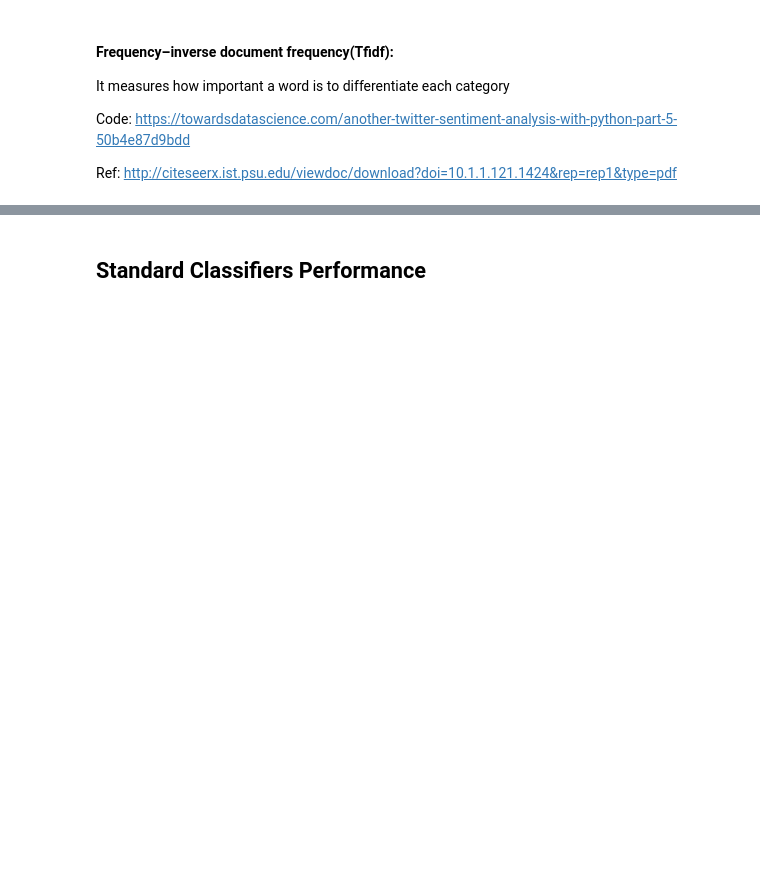
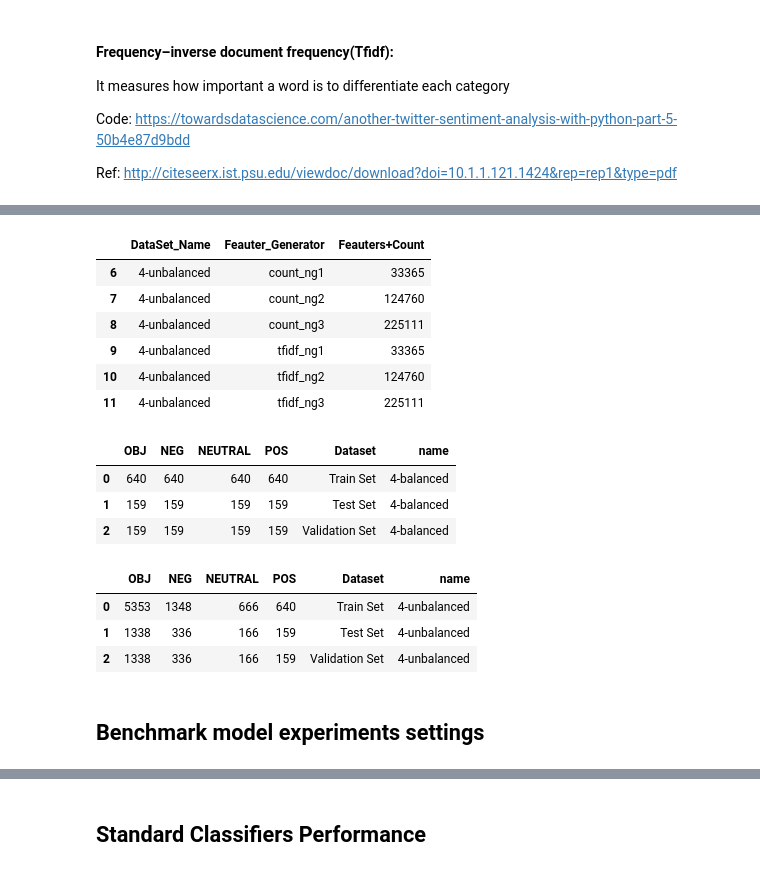
Before and after one commit to Rababalkhalifa/project_capastone, a Jupyter notebook: sentimental_analysis_BenchMarkModel_ASTD.ipynb, the cells around one changed output, grey strips where cells are left out. Drawn from its saved outputs; the diff is of its cells as text; code cells hidden in the pictures; blank space fills up the shorter version.

```diff
--- a/sentimental_analysis_BenchMarkModel_ASTD.ipynb
+++ b/sentimental_analysis_BenchMarkModel_ASTD.ipynb
@@ -266,3 +297,30 @@ mnb-tfidf_ng3
+# %%
+# df_feauterCount[df_feauterCount['Feauter_Generator'].isin(['tfidf_ng1', 'tfidf_ng2','tfidf_ng3'])]
+df_feauterCount[df_feauterCount['DataSet_Name'] == '4-unbalanced']
+# %% [output]
+|  | DataSet_Name | Feauter_Generator | Feauters+Count |
+| 6 | 4-unbalanced | count_ng1 | 33365 |
+| 7 | 4-unbalanced | count_ng2 | 124760 |
+| 8 | 4-unbalanced | count_ng3 | 225111 |
+| 9 | 4-unbalanced | tfidf_ng1 | 33365 |
+| 10 | 4-unbalanced | tfidf_ng2 | 124760 |
+| 11 | 4-unbalanced | tfidf_ng3 | 225111 |
+# %%
+TweetCount_collection['4-balanced']
+# %% [output]
+|  | OBJ | NEG | NEUTRAL | POS | Dataset | name |
+| 0 | 640 | 640 | 640 | 640 | Train Set | 4-balanced |
+| 1 | 159 | 159 | 159 | 159 | Test Set | 4-balanced |
+| 2 | 159 | 159 | 159 | 159 | Validation Set | 4-balanced |
+# %%
+TweetCount_collection['4-unbalanced']
+# %% [output]
+|  | OBJ | NEG | NEUTRAL | POS | Dataset | name |
+| 0 | 5353 | 1348 | 666 | 640 | Train Set | 4-unbalanced |
+| 1 | 1338 | 336 | 166 | 159 | Test Set | 4-unbalanced |
+| 2 | 1338 | 336 | 166 | 159 | Validation Set | 4-unbalanced |
+# %% [markdown]
+## Benchmark model experiments settings
 # %%
 # for key in classifiers_collection.keys():
 #     print("\n" +"="*40)
```
Also changed, not shown: parts of 6 cells of this notebook.
